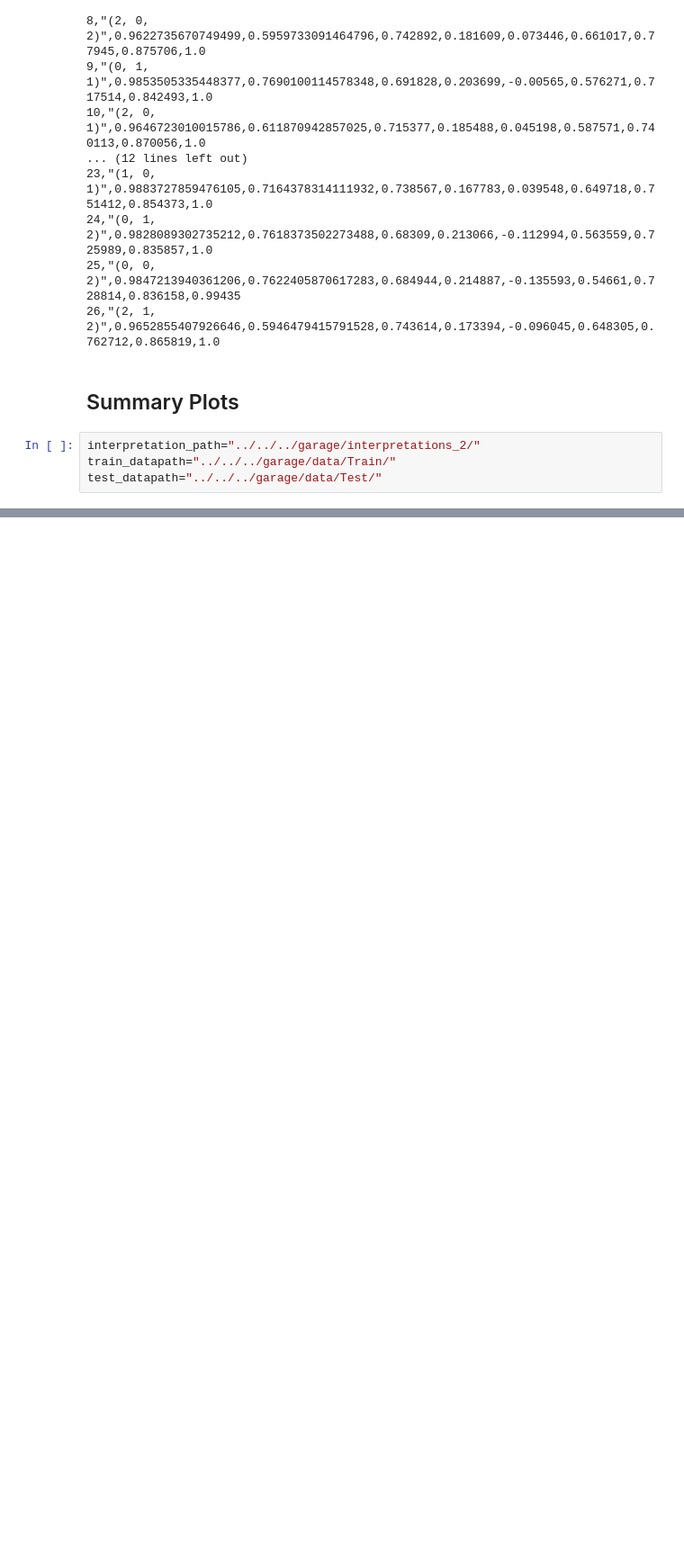
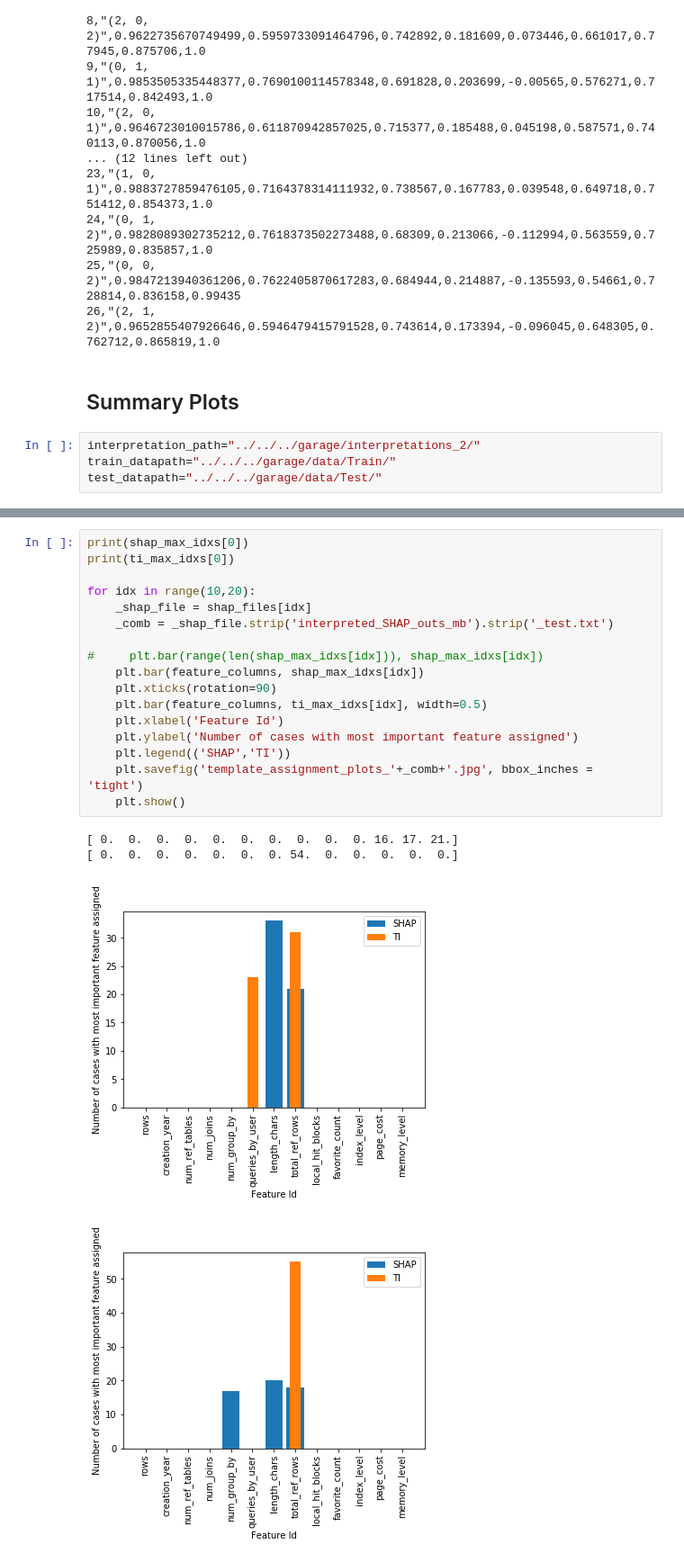
Before and after one commit to sharmapulkit/TreeInterpretability_AnomalyExplanation, a Jupyter notebook: shap/notebooks/Analyse_PostgreSQL.ipynb, the cells around one changed output, grey strips where cells are left out. Shown at 90% size. Drawn from its saved outputs; the diff is of its cells as text; blank space fills up the shorter version.

```diff
--- a/shap/notebooks/Analyse_PostgreSQL.ipynb
+++ b/shap/notebooks/Analyse_PostgreSQL.ipynb
@@ -493,0 +644,22 @@ shap.summary_plot(ti_values, X)
+# %%
+print(shap_max_idxs[0])
+print(ti_max_idxs[0])
+
+for idx in range(10,20):
+    _shap_file = shap_files[idx]
+    _comb = _shap_file.strip('interpreted_SHAP_outs_mb').strip('_test.txt')
+
+#     plt.bar(range(len(shap_max_idxs[idx])), shap_max_idxs[idx])
+    plt.bar(feature_columns, shap_max_idxs[idx])
+    plt.xticks(rotation=90)
+    plt.bar(feature_columns, ti_max_idxs[idx], width=0.5)
+    plt.xlabel('Feature Id')
+    plt.ylabel('Number of cases with most important feature assigned')
+    plt.legend(('SHAP','TI'))
+    plt.savefig('template_assignment_plots_'+_comb+'.jpg', bbox_inches = 'tight')
+    plt.show()
+# %% [output]
+[ 0.  0.  0.  0.  0.  0.  0.  0.  0.  0. 16. 17. 21.]
+[ 0.  0.  0.  0.  0.  0.  0. 54.  0.  0.  0.  0.  0.]
+[figure, added]
+[figure, added]
```
Also changed, not shown: parts of 15 cells of this notebook, 1 other file.
